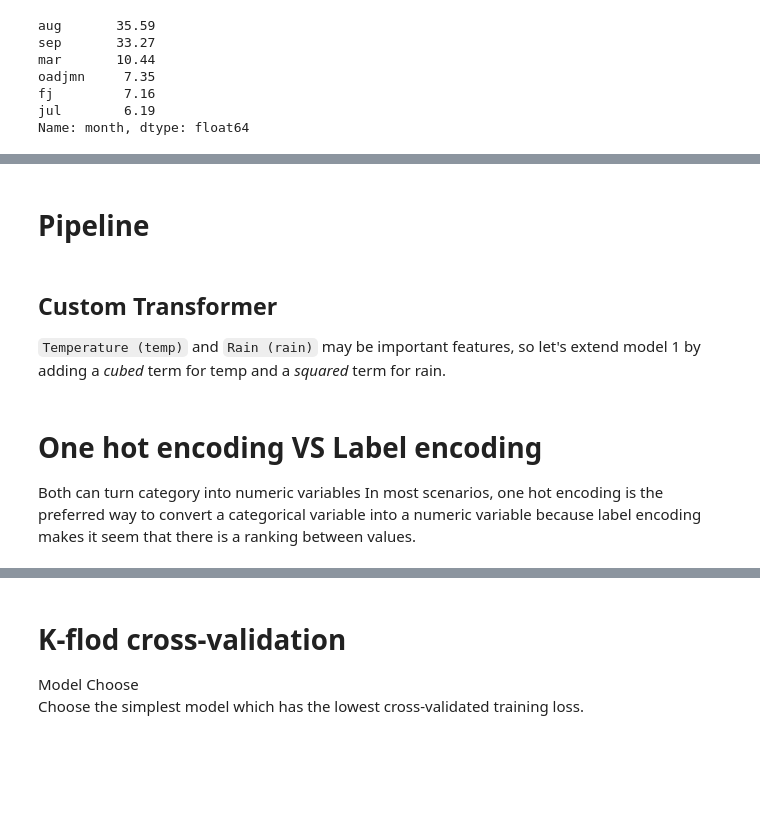
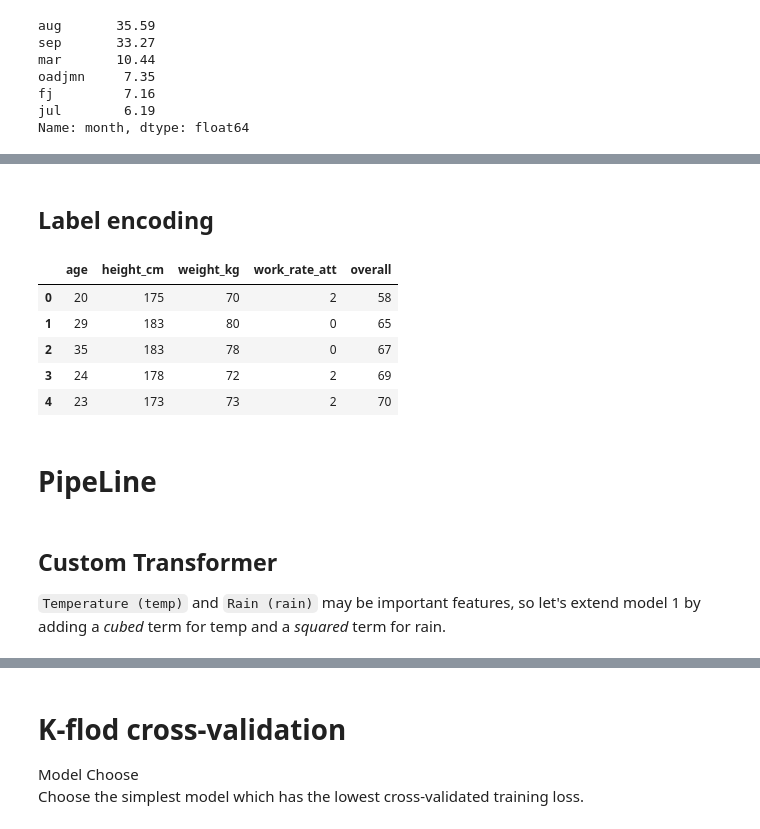
Before and after one commit to bochendong/DS3000_final_review, a Jupyter notebook: 8. Other/other.ipynb, the cells around one changed output, grey strips where cells are left out. Cells and saved outputs as stored; diff of their text form; code cells hidden in the pictures; blank space fills up the shorter version.

```diff
--- a/8. Other/other.ipynb
+++ b/8. Other/other.ipynb
@@ -308,5 +320,21 @@ df = pd.get_dummies(df, drop_first=True)
+# %% [markdown]
+## Label encoding
+# %%
+data = pd.read_csv('footballer_reduced.csv')
+
+dataLE = data.copy()
+label_encoder = preprocessing.LabelEncoder()
+dataLE['work_rate_att']= label_encoder.fit_transform(data['work_rate_att'])
+dataLE.head(5)
+# %% [output]
+|  | age | height_cm | weight_kg | work_rate_att | overall |
+| 0 | 20 | 175 | 70 | 2 | 58 |
+| 1 | 29 | 183 | 80 | 0 | 65 |
+| 2 | 35 | 183 | 78 | 0 | 67 |
+| 3 | 24 | 178 | 72 | 2 | 69 |
+| 4 | 23 | 173 | 73 | 2 | 70 |
 # %% [markdown]
-# Pipeline
+# PipeLine
 # %%
 M1 = Pipeline([
     ('lr1', LinearRegression())
@@ -335,8 +363,3 @@ M3 = Pipeline([
     ('temp_cubic_rain_square', KeyFeatures()),
     ('lr2', LinearRegression())
 ])
-# %% [markdown]
-# One hot encoding VS Label encoding
-
-Both can turn category into numeric variables
-In most scenarios, one hot encoding is the preferred way to convert a categorical variable into a numeric variable because label encoding makes it seem that there is a ranking between values.
```
Also changed, not shown: parts of 64 cells of this notebook, 12 other files.
